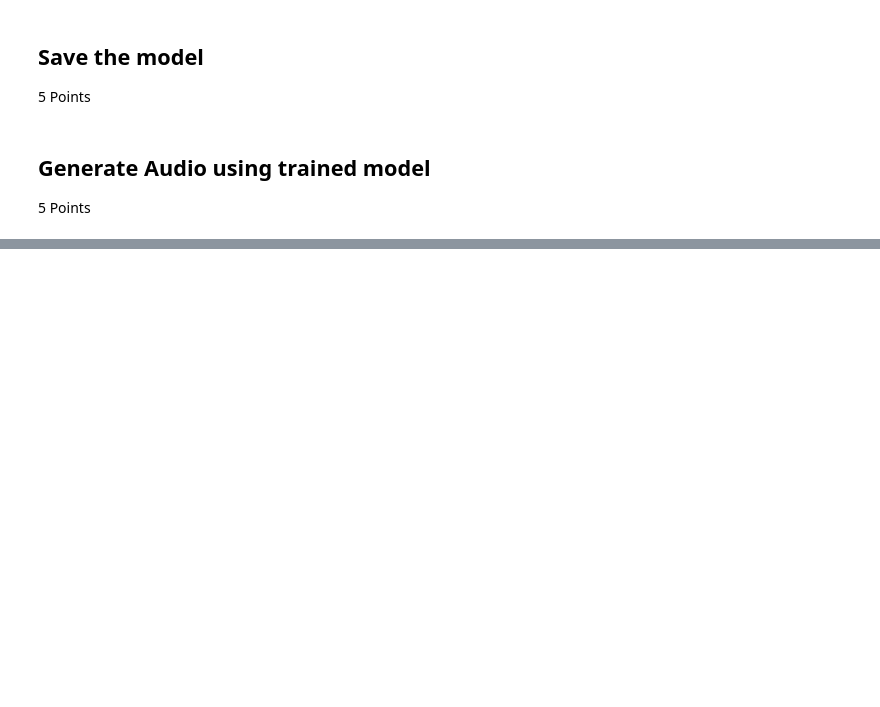
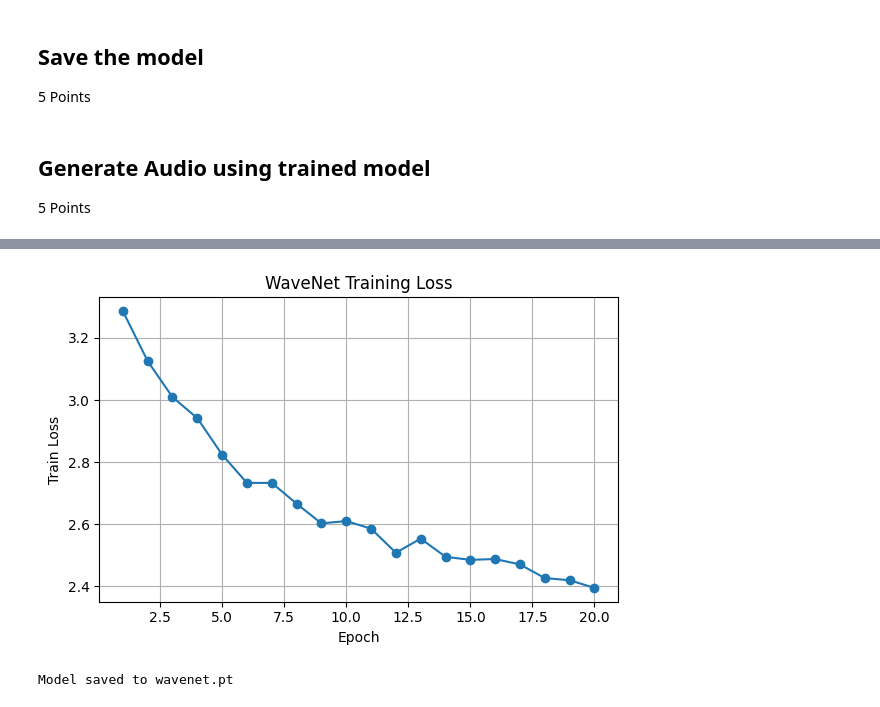
Before and after one commit to ParsaGhezelbash/Deep-Generative-Models, a Jupyter notebook: HW/HW 1/hw_01_generative.ipynb, the cells around one changed output, grey strips where cells are left out. Saved outputs shown, nothing was run; the diff lists cells and outputs as text; code cells hidden in the pictures; blank space fills up the shorter version.

```diff
--- a/HW/HW 1/hw_01_generative.ipynb
+++ b/HW/HW 1/hw_01_generative.ipynb
@@ -1013 +946,8 @@ save_model(model, "wavenet.pt")
+# %%
+plot_losses(train_losses, epochs)
+
+save_model(model, "wavenet.pt")
+# %% [output]
+[figure, added]
+Model saved to wavenet.pt
 # %%
```
Also changed, not shown: parts of 14 cells of this notebook.
